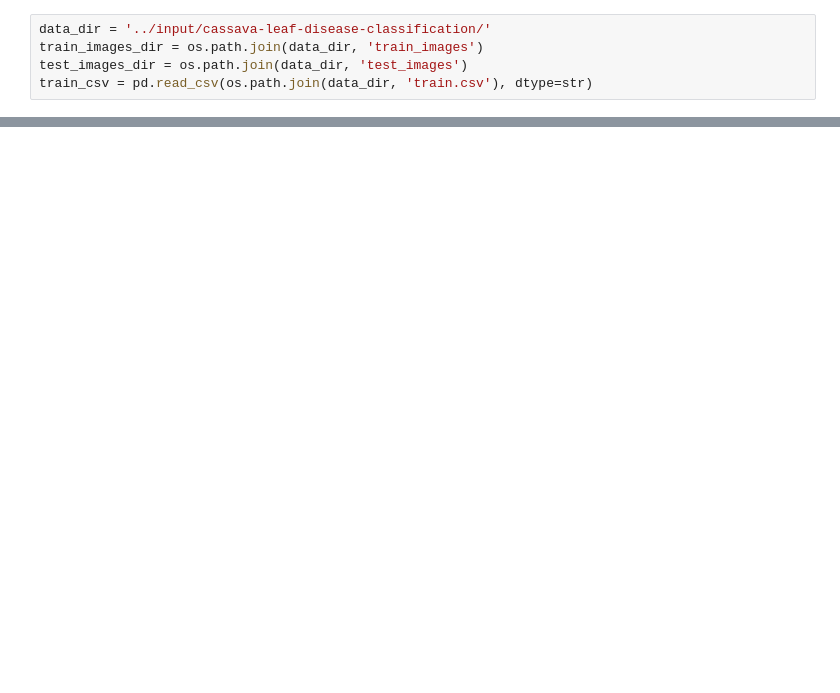
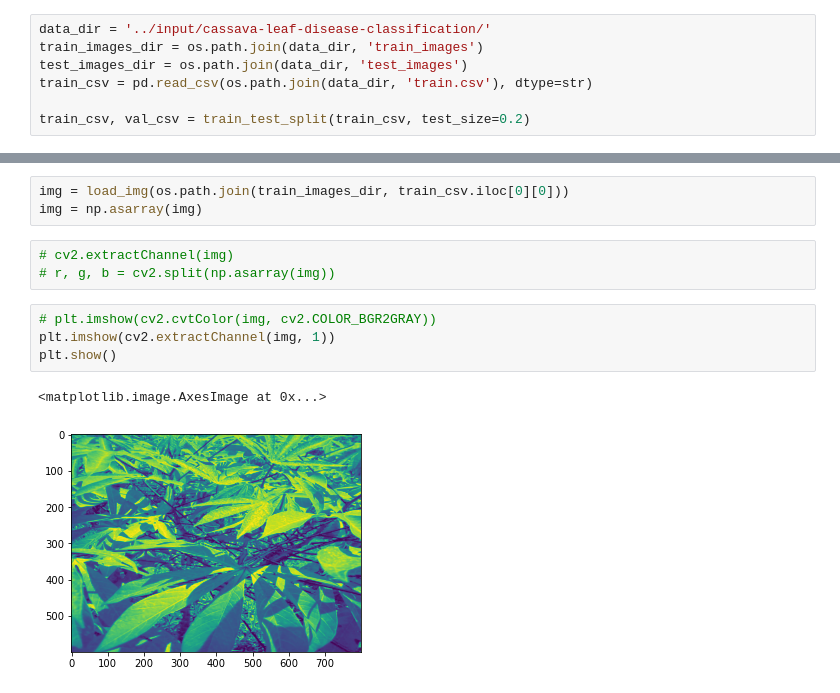
Before and after one commit to amnagrawal/ExploreML, a Jupyter notebook: Deep Learning/leaf-classification.ipynb, the cells around one changed output, grey strips where cells are left out. Saved outputs shown, nothing was run; the diff lists cells and outputs as text; blank space fills up the shorter version.

```diff
--- a/Deep Learning/leaf-classification.ipynb
+++ b/Deep Learning/leaf-classification.ipynb
@@ -11,6 +16,8 @@ data_dir = '../input/cassava-leaf-disease-classification/'
 train_images_dir = os.path.join(data_dir, 'train_images')
 test_images_dir = os.path.join(data_dir, 'test_images')
 train_csv = pd.read_csv(os.path.join(data_dir, 'train.csv'), dtype=str)
+
+train_csv, val_csv = train_test_split(train_csv, test_size=0.2)
 # %%
 train_datagen = ImageDataGenerator(
     rescale=1./255,
@@ -67,0 +155,13 @@ KeyboardInterrupt:
+# %%
+img = load_img(os.path.join(train_images_dir, train_csv.iloc[0][0]))
+img = np.asarray(img)
+# %%
+# cv2.extractChannel(img)
+# r, g, b = cv2.split(np.asarray(img))
+# %%
+# plt.imshow(cv2.cvtColor(img, cv2.COLOR_BGR2GRAY))
+plt.imshow(cv2.extractChannel(img, 1))
+plt.show()
+# %% [output]
+<matplotlib.image.AxesImage at 0x...>
+[figure, added]
```
Also changed, not shown: parts of 8 cells of this notebook, 1 other file.
